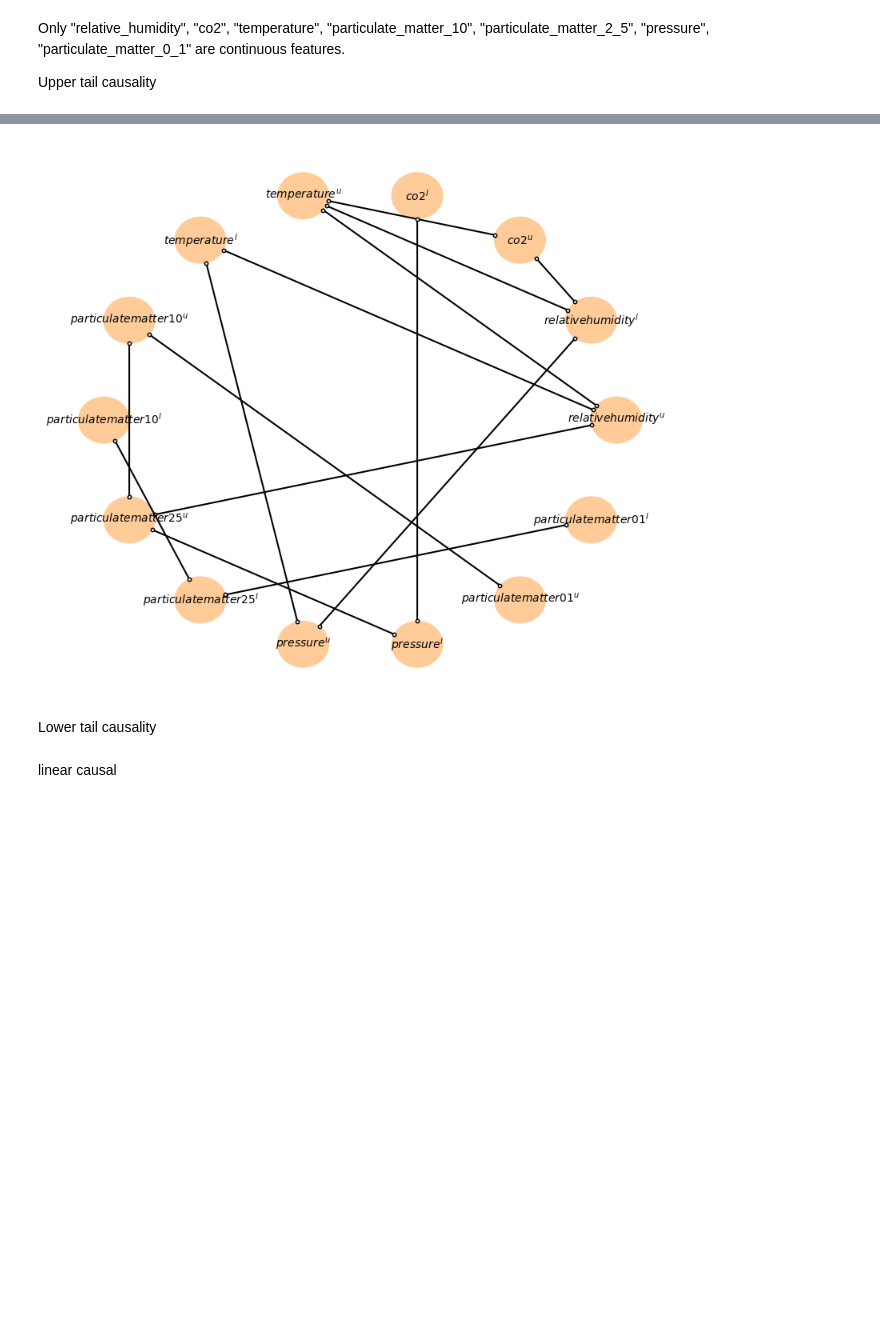
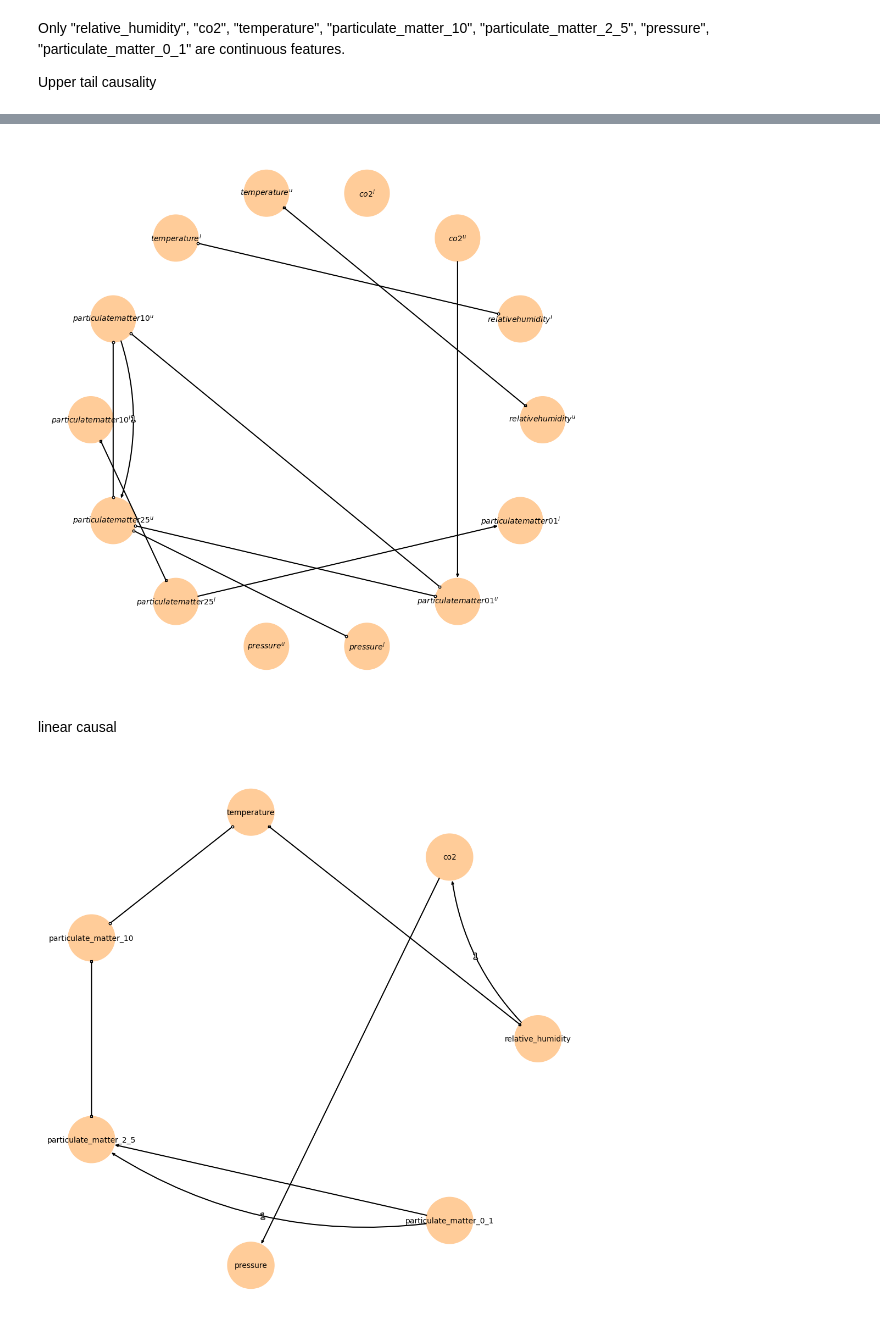
Before and after one commit to junshujiang/tailSCM, a Jupyter notebook: tutorial5_application_pollution.ipynb, the cells around one changed output, grey strips where cells are left out. Drawn from its saved outputs; the diff is of its cells as text; code cells hidden in the pictures; blank space fills up the shorter version.

```diff
--- a/tutorial5_application_pollution.ipynb
+++ b/tutorial5_application_pollution.ipynb
@@ -55,21 +87,24 @@ def expand_data_df(data_df):
 df_here= df[["relative_humidity","co2","temperature","particulate_matter_10","particulate_matter_2_5","pressure","particulate_matter_0_1"]]
 
 data_df_bar=expand_data_df(df_here)
-resultsThisPaper,_=method_this_paper(data_df_bar,both_tail=True,pc_alpha=pc_alpha,quantile=5)
+resultsThisPaper,_=method_this_paper(data_df_bar,both_tail=True,pc_alpha=pc_alpha,quantile=quantile,tau_max=tau_max)
 
 var_names=np.array([f"${x.replace('_','')}^{{u}}$" for x in df_here.columns]+[f"${x.replace('_','')}^{{l}}$" for x in df_here.columns])
-draw_graph(arrow_linewidth=3,arrowhead_size=5,label_fontsize=10,node_size=0.2,figsize=(10,10),**sort_name_and_edge(resultsThisPaper,var_names))
+save_path=os.path.join(log_path,f"both_tailquantile{quantile}_pc_alpha{pc_alpha}taumax{tau_max}.png")
+draw_graph(arrow_linewidth=3,arrowhead_size=5,label_fontsize=10,node_size=0.2,figsize=(10,10),**sort_name_and_edge(resultsThisPaper,var_names),save_path=save_path)
 # %% [output]
-[figure, old version]
+[figure, new version]
-# %% [markdown]
-Lower tail causality
 # %% [markdown]
 linear causal
 # %%
 from tigramite.independence_tests import ParCorr
-
+tau_max=1
 dataframeRvier=pp.DataFrame(df_here.ffill().values,var_names=df_here.columns)
 pcmci_parcorr = PCMCI(
     dataframe=dataframeRvier,
     cond_ind_test=ParCorr())
-results_linear = pcmci_parcorr.run_pcmciplus(tau_max=1, tau_min=0,pc_alpha=pc_alpha,contemp_collider_rule="conservative")
+results_linear = pcmci_parcorr.run_pcmciplus(tau_max=tau_max, tau_min=0,pc_alpha=pc_alpha,contemp_collider_rule="conservative")
+save_path=os.path.join(log_path,f"linear_tau_max{tau_max}_pc_alpha{pc_alpha}.png")
+draw_graph(edge_shape=results_linear["graph"],arrow_linewidth=3,arrowhead_size=5,label_fontsize=10,node_size=0.2,figsize=(10,10),var_names=df_here.columns,save_path=save_path)
+# %% [output]
+[figure, added]
```
Also changed, not shown: parts of 12 cells of this notebook.
